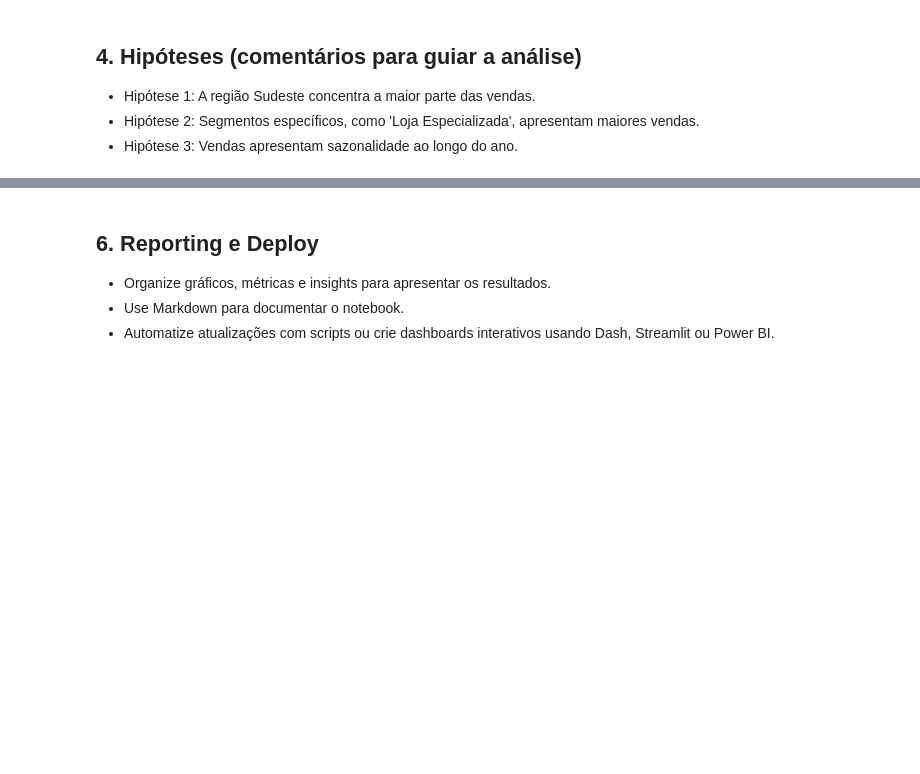
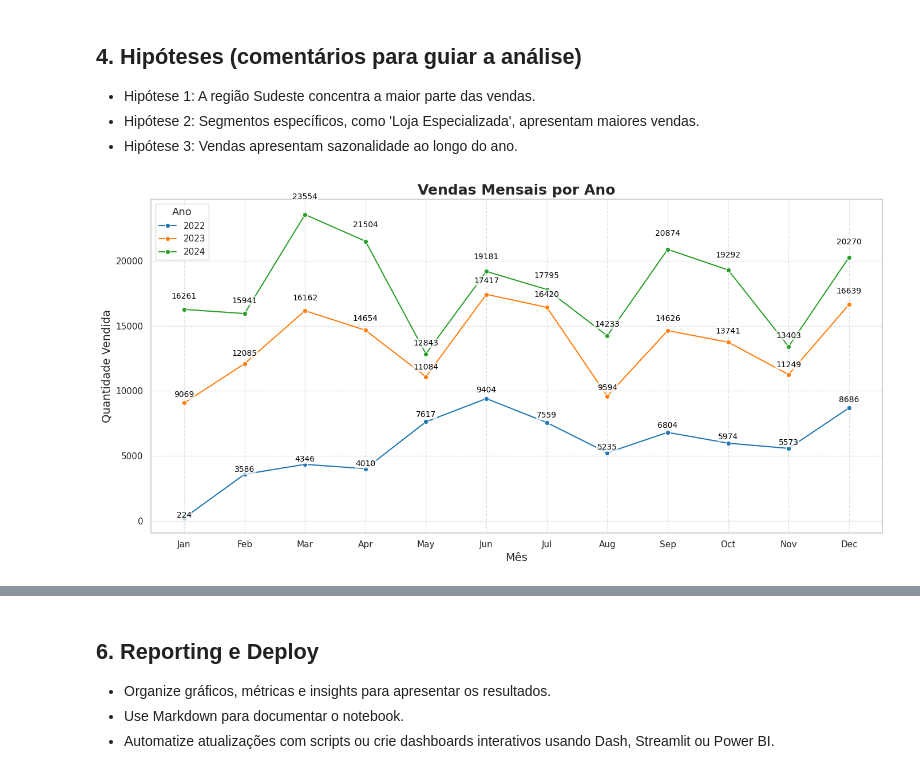
Before and after one commit to vaesgabriel/projeto-beach-tennis, a Jupyter notebook: BeachTennis.ipynb, the cells around one changed output, grey strips where cells are left out. Cells and saved outputs as stored; diff of their text form; code cells hidden in the pictures; blank space fills up the shorter version.

```diff
--- a/BeachTennis.ipynb
+++ b/BeachTennis.ipynb
@@ -38,35 +67,57 @@ print(df.isnull().sum())
 - Hipótese 2: Segmentos específicos, como 'Loja Especializada', apresentam maiores vendas.
 - Hipótese 3: Vendas apresentam sazonalidade ao longo do ano.
 # %%
+import pandas as pd
+import matplotlib.pyplot as plt
+import seaborn as sns
 import calendar
 
+# Carregar o arquivo Excel
+arquivo = 'Base Dados.xlsx'  # ajuste o caminho se necessário
+df = pd.read_excel(arquivo)
+
+# Agrupar dados por Ano e Mês somando a QuantidadeItens
+vendas_mes_ano = df.groupby(['Ano', 'Mes'])['QuantidadeItens'].sum().reset_index()
+
+# Configurar tamanho da figura
 plt.figure(figsize=(14,7))
 
-# Paleta de cores.
+# Paleta de cores para diferenciar os anos
 palette = sns.color_palette("tab10", n_colors=vendas_mes_ano['Ano'].nunique())
 
+# Plotar linha com pontos para cada ano
 sns.lineplot(
     data=vendas_mes_ano,
     x='Mes',
     y='QuantidadeItens',
     hue='Ano',
     marker='o',
     palette=palette
 )
 
-# Adicionar valores nos pontos.
+# Adicionar valores nos pontos com fundo branco para legibilidade
 for ano in vendas_mes_ano['Ano'].unique():
     dados_ano = vendas_mes_ano[vendas_mes_ano['Ano'] == ano]
     for _, row in dados_ano.iterrows():
-        plt.text(row['Mes'], row['QuantidadeItens']+10, f"{int(row['QuantidadeItens'])}",
-                 horizontalalignment='center', size='small', color='black')
+        plt.text(
+            row['Mes'],
+            row['QuantidadeItens'] + row['QuantidadeItens'] * 0.05,  # deslocamento dinâmico
+            f"{int(row['QuantidadeItens'])}",
+            horizontalalignment='center',
+            size='small',
+            color='black',
+            bbox=dict(facecolor='white', alpha=0.7, edgecolor='none', pad=1)
+        )
 
+# Títulos e legendas
 plt.title('Vendas Mensais por Ano', fontsize=18, weight='bold')
 plt.xlabel('Mês', fontsize=14)
 plt.ylabel('Quantidade Vendida', fontsize=14)
 plt.xticks(ticks=range(1,13), labels=[calendar.month_abbr[m] for m in range(1,13)])
 plt.grid(True, linestyle='--', alpha=0.6)
-plt.legend(title='Ano')
+plt.legend(title='Ano', title_fontsize='13', loc='best', frameon=True)
 plt.tight_layout()
 plt.show()
+# %% [output]
+[figure, added]
 # %%
```
Also changed, not shown: parts of 10 cells of this notebook.
